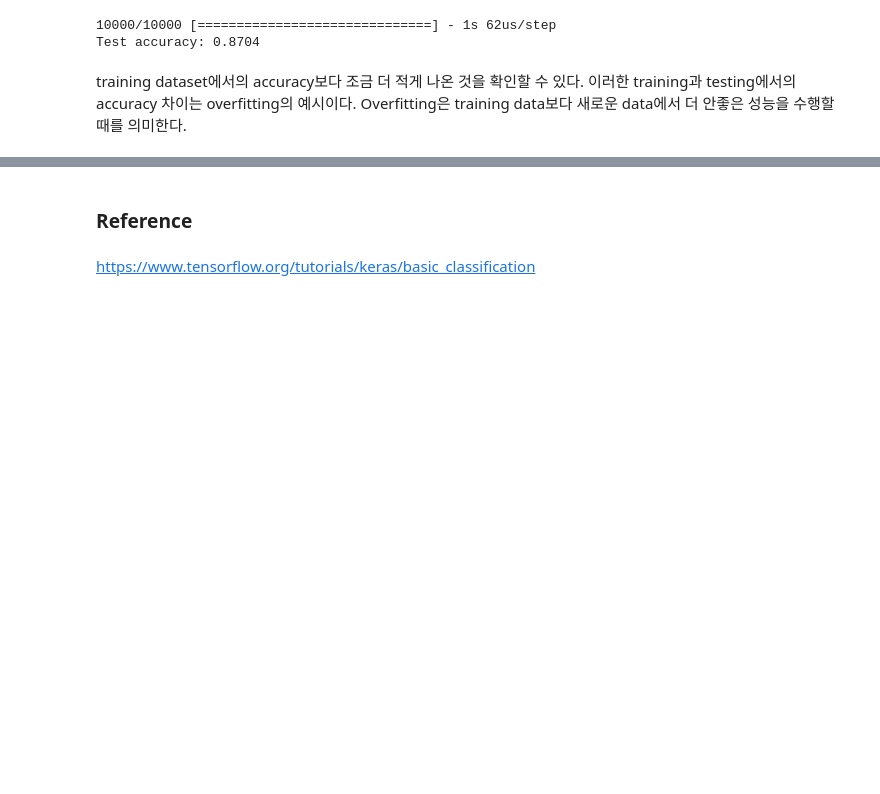
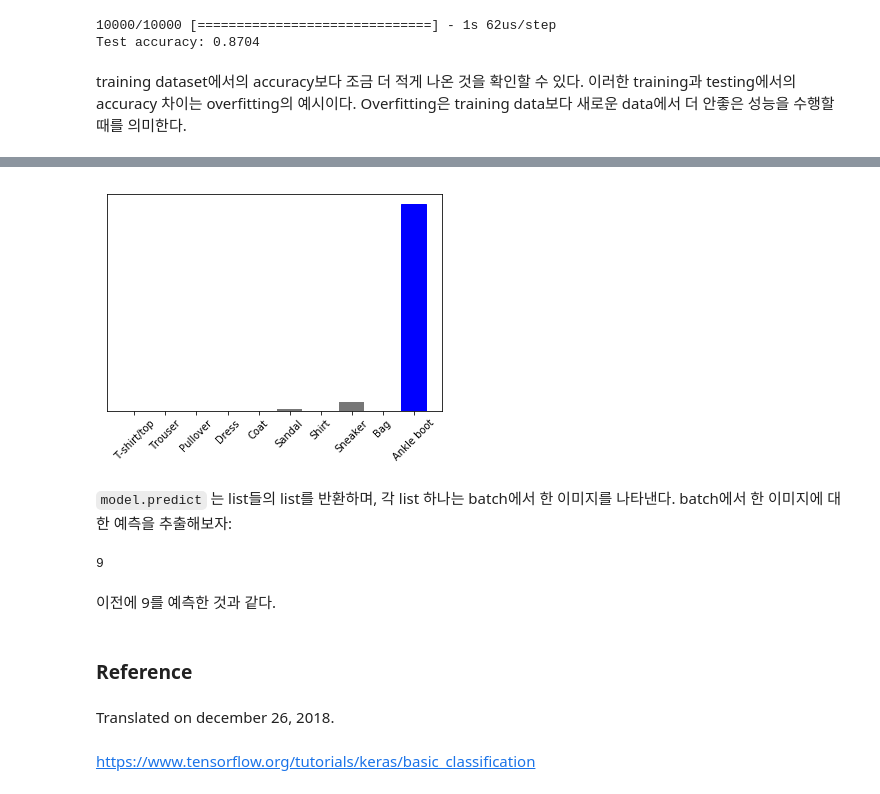
Before and after one commit to HyeonseoNam/tensorflow_tutorial_kr, a Jupyter notebook: 01.learn_and_use_ML/01.Basic_classification.ipynb, the cells around one changed output, grey strips where cells are left out. Cells and saved outputs as stored; diff of their text form; code cells hidden in the pictures; blank space fills up the shorter version.

```diff
--- a/01.learn_and_use_ML/01.Basic_classification.ipynb
+++ b/01.learn_and_use_ML/01.Basic_classification.ipynb
@@ -187,4 +307,19 @@ training dataset에서의 accuracy보다 조금 더 적게 나온 것을 확인
+# %%
+plot_value_array(0, predictions_single, test_labels)
+_ = plt.xticks(range(10), class_names, rotation=45)
+# %% [output]
+[figure, added]
+# %% [markdown]
+`model.predict` 는 list들의 list를 반환하며, 각 list 하나는 batch에서 한 이미지를 나타낸다. batch에서 한 이미지에 대한 예측을 추출해보자:
+# %%
+np.argmax(predictions_single[0])
+# %% [output]
+9
+# %% [markdown]
+이전에 9를 예측한 것과 같다.
 # %% [markdown]
 ### Reference
+# %% [markdown]
+Translated on december 26, 2018.
 # %% [markdown]
 https://www.tensorflow.org/tutorials/keras/basic_classification
```
Also changed, not shown: parts of 23 cells of this notebook.
